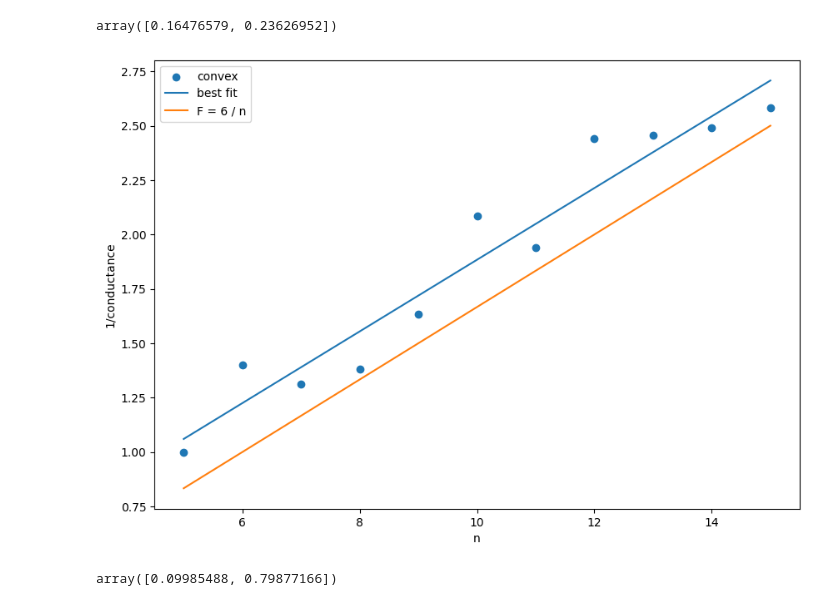
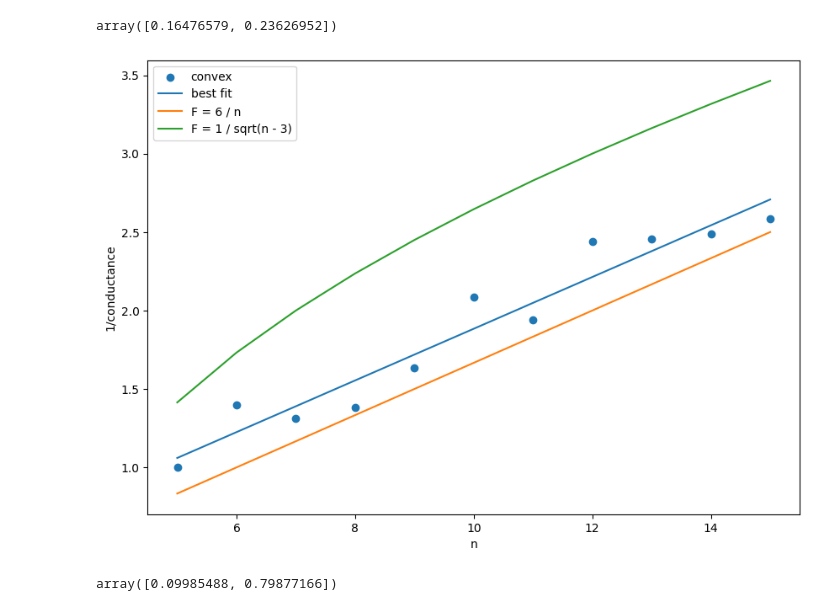
Before and after one commit to Paul566/flip-graphs, a Jupyter notebook: partitions.ipynb, the cells around one changed output. Saved outputs shown, nothing was run; the diff lists cells and outputs as text; code cells hidden in the pictures.

```diff
--- a/partitions.ipynb
+++ b/partitions.ipynb
@@ -57,14 +57,14 @@ array([0.16476579, 0.23626952])
 # %%
 plt.figure(figsize=(10, 7))
 plt.xlabel('n')
 plt.ylabel('1/conductance')
 plt.scatter(np.arange(5, 16), 1 / np.array(convex_conductances), label='convex')
 plt.plot(np.arange(5, 16), coeffs_convex[0] * np.arange(5, 16) + coeffs_convex[1], label='best fit')
 plt.plot(np.arange(5, 16), np.arange(5, 16) / 6, label='F = 6 / n')
-# plt.plot(np.arange(5, 16), np.sqrt(np.arange(5, 16)) / 0.1508, label='F = 0.1508 / sqrt(n)')
+plt.plot(np.arange(5, 16), np.sqrt(np.arange(5, 16) - 3), label='F = 1 / sqrt(n - 3)')
 plt.legend();
 # %% [output]
-[figure, old version]
+[figure, new version]
 # %%
 coeffs_uniform = np.polyfit(np.arange(5, 16), 1 / np.array(uniform_conductances), 1)
 coeffs_uniform
```
Also changed, not shown: 6 other files.
